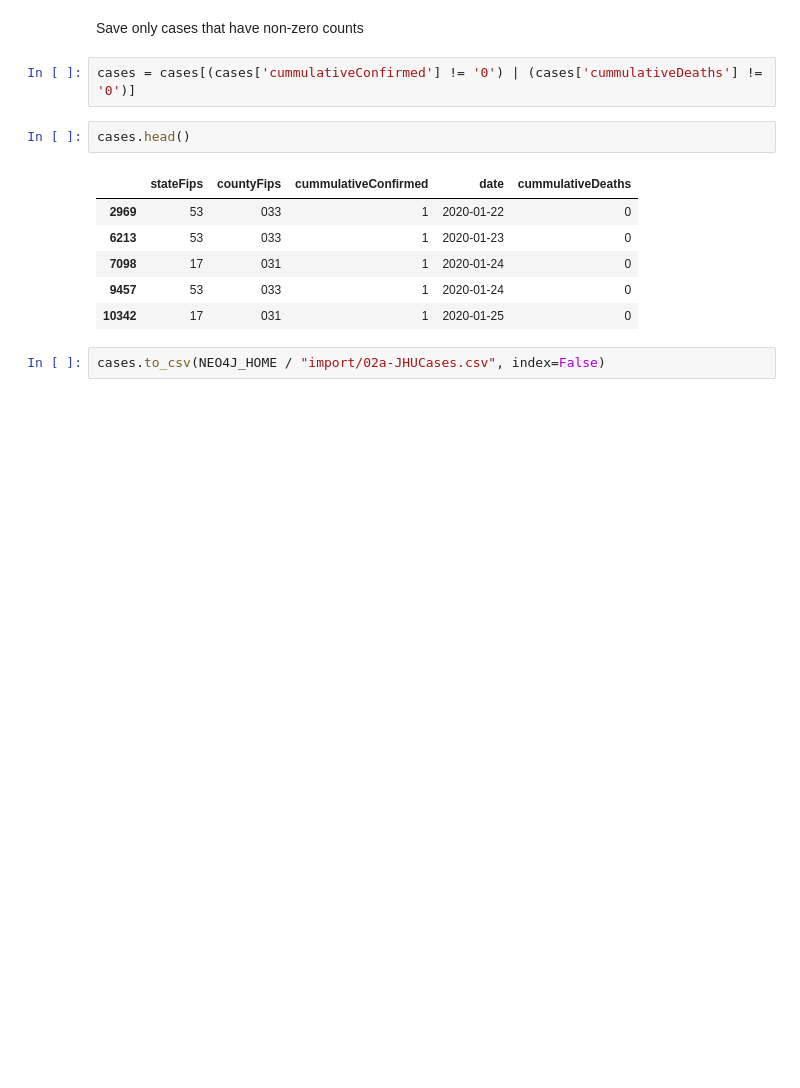
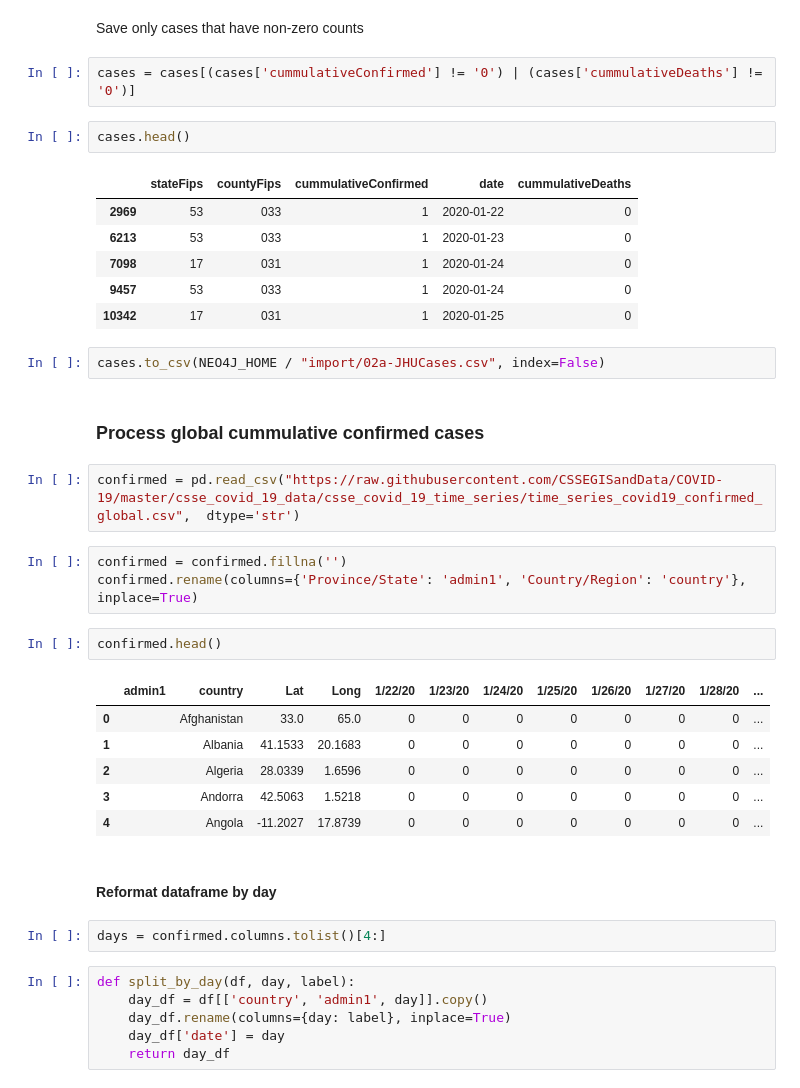
Before and after one commit to covid-19-net/covid-19-community, a Jupyter notebook: notebooks/02a-JHUCases.ipynb, the cells around one changed output. Cells and saved outputs as stored; diff of their text form; blank space fills up the shorter version.

Commit message:
improve location data handling

```diff
--- a/notebooks/02a-JHUCases.ipynb
+++ b/notebooks/02a-JHUCases.ipynb
@@ -184,3 +173,29 @@ cases.head()
 | 10342 | 17 | 031 | 1 | 2020-01-25 | 0 |
 # %%
 cases.to_csv(NEO4J_HOME / "import/02a-JHUCases.csv", index=False)
+# %% [markdown]
+### Process global cummulative confirmed cases
+# %%
+confirmed = pd.read_csv("https://raw.githubusercontent.com/CSSEGISandData/COVID-19/master/csse_covid_19_data/csse_covid_19_time_series/time_series_covid19_confirmed_global.csv",  dtype='str')
+# %%
+confirmed = confirmed.fillna('')
+confirmed.rename(columns={'Province/State': 'admin1', 'Country/Region': 'country'}, inplace=True)
+# %%
+confirmed.head()
+# %% [output]
+|  | admin1 | country | Lat | Long | 1/22/20 | 1/23/20 | 1/24/20 | 1/25/20 | 1/26/20 | 1/27/20 | 1/28/20 | ... |
+| 0 |  | Afghanistan | 33.0 | 65.0 | 0 | 0 | 0 | 0 | 0 | 0 | 0 | ... |
+| 1 |  | Albania | 41.1533 | 20.1683 | 0 | 0 | 0 | 0 | 0 | 0 | 0 | ... |
+| 2 |  | Algeria | 28.0339 | 1.6596 | 0 | 0 | 0 | 0 | 0 | 0 | 0 | ... |
+| 3 |  | Andorra | 42.5063 | 1.5218 | 0 | 0 | 0 | 0 | 0 | 0 | 0 | ... |
+| 4 |  | Angola | -11.2027 | 17.8739 | 0 | 0 | 0 | 0 | 0 | 0 | 0 | ... |
+# %% [markdown]
+#### Reformat dataframe by day
+# %%
+days = confirmed.columns.tolist()[4:]
+# %%
+def split_by_day(df, day, label):
+    day_df = df[['country', 'admin1', day]].copy()
+    day_df.rename(columns={day: label}, inplace=True)
+    day_df['date'] = day
+    return day_df
```
Also changed, not shown: parts of 17 cells of this notebook, 5 other files.
